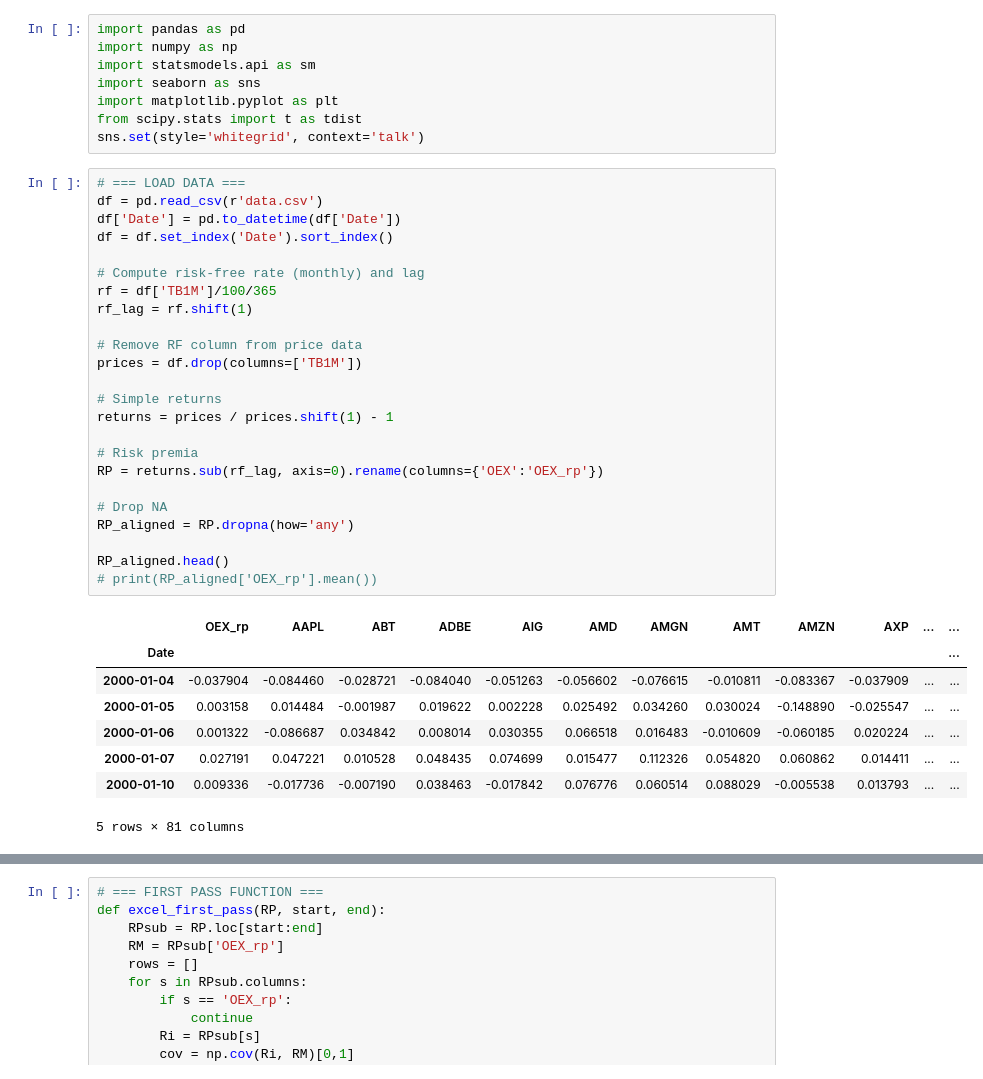
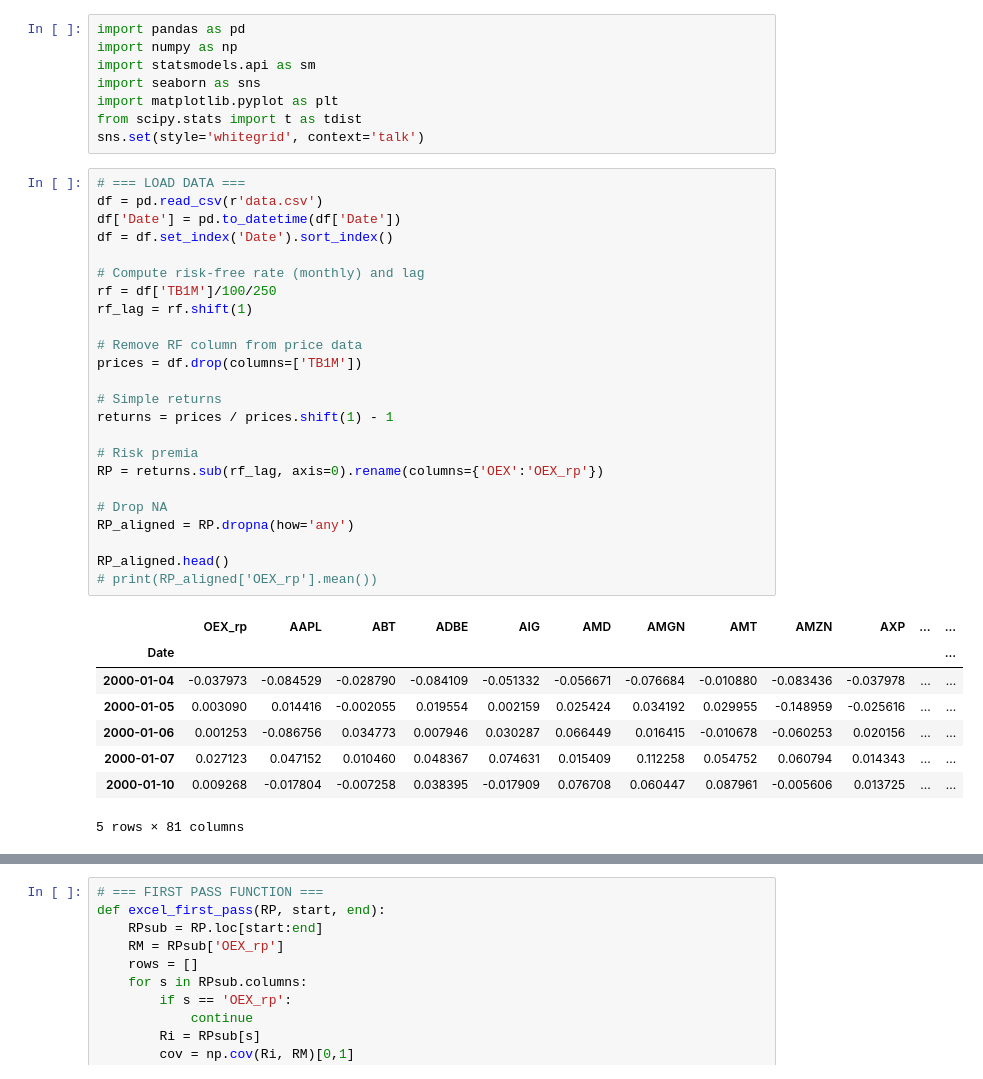
Before and after one commit to SorcCode/bce_pae2025, a Jupyter notebook: HF4/HF4.ipynb, the cells around one changed output, grey strips where cells are left out. Saved outputs shown, nothing was run; the diff lists cells and outputs as text.

```diff
--- a/HF4/HF4.ipynb
+++ b/HF4/HF4.ipynb
@@ -9,35 +9,35 @@ sns.set(style='whitegrid', context='talk')
 # %%
 # === LOAD DATA ===
 df = pd.read_csv(r'data.csv')
 df['Date'] = pd.to_datetime(df['Date'])
 df = df.set_index('Date').sort_index()
 
 # Compute risk-free rate (monthly) and lag
-rf = df['TB1M']/100/365
+rf = df['TB1M']/100/250
 rf_lag = rf.shift(1)
 
 # Remove RF column from price data
 prices = df.drop(columns=['TB1M'])
 
 # Simple returns
 returns = prices / prices.shift(1) - 1
 
 # Risk premia
 RP = returns.sub(rf_lag, axis=0).rename(columns={'OEX':'OEX_rp'})
 
 # Drop NA
 RP_aligned = RP.dropna(how='any')
 
 RP_aligned.head()
 # print(RP_aligned['OEX_rp'].mean())
 # %% [output]
 |  | OEX_rp | AAPL | ABT | ADBE | AIG | AMD | AMGN | AMT | AMZN | AXP | ... | ... |
 | Date |  |  |  |  |  |  |  |  |  |  |  | ... |
-| 2000-01-04 | -0.037904 | -0.084460 | -0.028721 | -0.084040 | -0.051263 | -0.056602 | -0.076615 | -0.010811 | -0.083367 | -0.037909 | ... | ... |
-| 2000-01-05 | 0.003158 | 0.014484 | -0.001987 | 0.019622 | 0.002228 | 0.025492 | 0.034260 | 0.030024 | -0.148890 | -0.025547 | ... | ... |
-| 2000-01-06 | 0.001322 | -0.086687 | 0.034842 | 0.008014 | 0.030355 | 0.066518 | 0.016483 | -0.010609 | -0.060185 | 0.020224 | ... | ... |
-| 2000-01-07 | 0.027191 | 0.047221 | 0.010528 | 0.048435 | 0.074699 | 0.015477 | 0.112326 | 0.054820 | 0.060862 | 0.014411 | ... | ... |
-| 2000-01-10 | 0.009336 | -0.017736 | -0.007190 | 0.038463 | -0.017842 | 0.076776 | 0.060514 | 0.088029 | -0.005538 | 0.013793 | ... | ... |
+| 2000-01-04 | -0.037973 | -0.084529 | -0.028790 | -0.084109 | -0.051332 | -0.056671 | -0.076684 | -0.010880 | -0.083436 | -0.037978 | ... | ... |
+| 2000-01-05 | 0.003090 | 0.014416 | -0.002055 | 0.019554 | 0.002159 | 0.025424 | 0.034192 | 0.029955 | -0.148959 | -0.025616 | ... | ... |
+| 2000-01-06 | 0.001253 | -0.086756 | 0.034773 | 0.007946 | 0.030287 | 0.066449 | 0.016415 | -0.010678 | -0.060253 | 0.020156 | ... | ... |
+| 2000-01-07 | 0.027123 | 0.047152 | 0.010460 | 0.048367 | 0.074631 | 0.015409 | 0.112258 | 0.054752 | 0.060794 | 0.014343 | ... | ... |
+| 2000-01-10 | 0.009268 | -0.017804 | -0.007258 | 0.038395 | -0.017909 | 0.076708 | 0.060447 | 0.087961 | -0.005606 | 0.013725 | ... | ... |
 5 rows × 81 columns
 # %%
 def excel_first_pass(RP,start,end):
```
Also changed, not shown: parts of 9 cells of this notebook, 6 other files.
